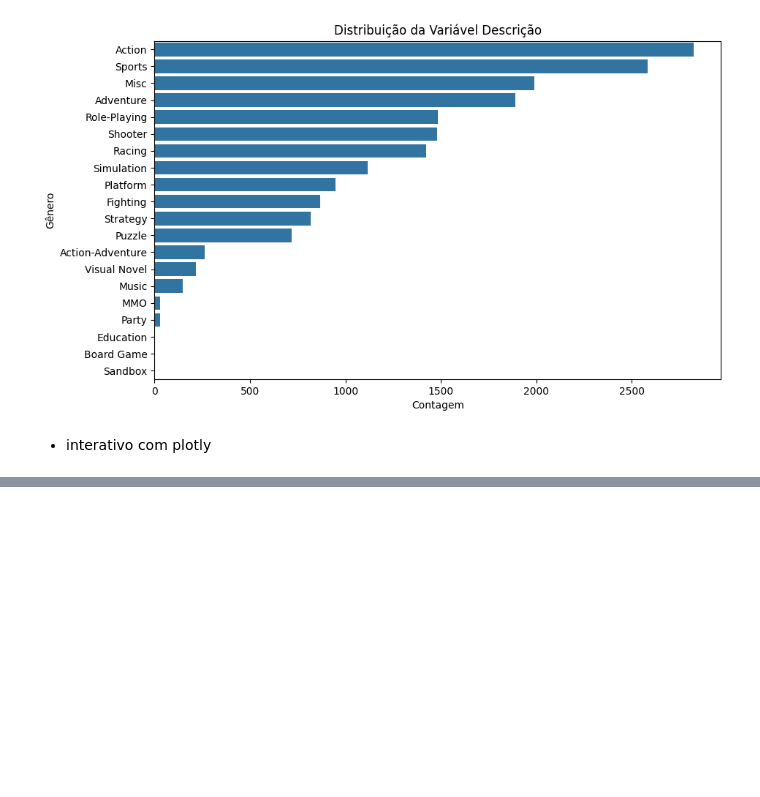
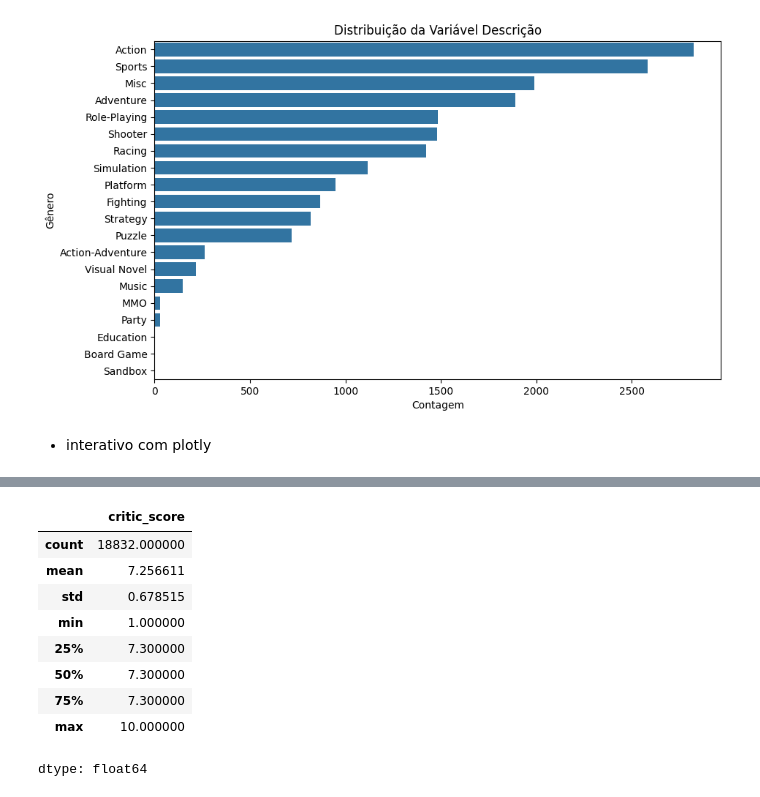
Before and after one commit to sarahbeatriz0205/tecnicas-analise-dados-tads, a Jupyter notebook: meu_notebook.ipynb, the cells around one changed output, grey strips where cells are left out. Drawn from its saved outputs; the diff is of its cells as text; code cells hidden in the pictures; blank space fills up the shorter version.

```diff
--- a/meu_notebook.ipynb
+++ b/meu_notebook.ipynb
@@ -285,0 +296,14 @@ grafico.show()
+# %%
+critic_score = df["critic_score"].describe()
+critic_score
+# %% [output]
+|  | critic_score |
+| count | 18832.000000 |
+| mean | 7.256611 |
+| std | 0.678515 |
+| min | 1.000000 |
+| 25% | 7.300000 |
+| 50% | 7.300000 |
+| 75% | 7.300000 |
+| max | 10.000000 |
+dtype: float64
```
Also changed, not shown: parts of 11 cells of this notebook.
